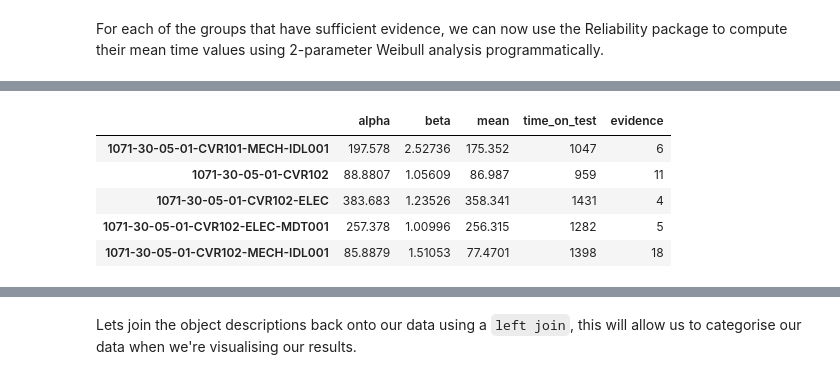
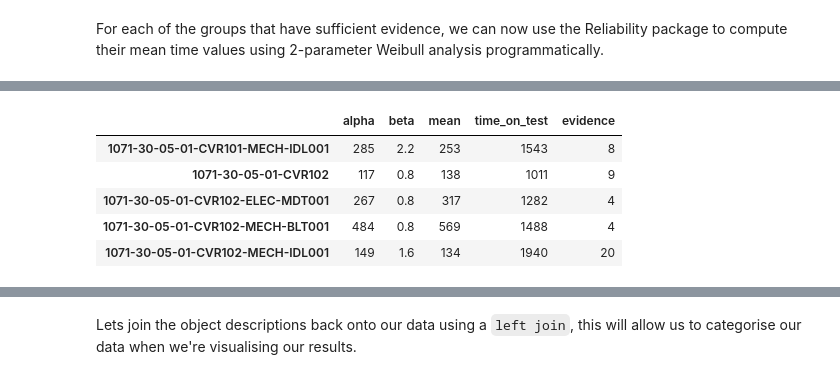
Before and after one commit to woodsnooja/ds-reliability, a Jupyter notebook: notebooks/W3-1 Data-Driven Reliability Metrics.ipynb, the cells around one changed output, grey strips where cells are left out. Drawn from its saved outputs; the diff is of its cells as text; code cells hidden in the pictures.

```diff
--- a/notebooks/W3-1 Data-Driven Reliability Metrics.ipynb
+++ b/notebooks/W3-1 Data-Driven Reliability Metrics.ipynb
@@ -1006,3 +1178,11 @@ For each of the proposed techniques that we will review, they become increasingl
 # %% [markdown]
 **⚡ Concept - Annotation**</br>
 Annotation is the process of labeling data to guide models and teach them to predict the outcome we want. Consider the text `replace air compressor` - we may want a model that can predict the word `replace` is an `activity`, so we would annotate a number of examples texts expressing this information and hopefully be able to teach a model to perform this task automatically.
+# %%
+# Before we commence the following, we'll create a copy of the original data and normalise it with our cleaning function.
+df_large_cleaned = df_large.copy()
+
+# Lets pass the descriptions through our cleaner
+df_large_cleaned["description"] = df_large_cleaned["description"].apply(
+    lambda text: text_cleaner(text=text, norm_dict=word_normalisation_dictionary)
+)
@@ -1420,8 +1607,8 @@ Now that we have an idea of the process of eliciting end-of-life events from uns
 - Primer on end-of-life identification and classification:
 Given a set of MWOs, how do we determine which mention end-of-life events, and of those that do, how do we determine whether they are failures or suspensions?
 # %%
-# Lets make another copy of the original dataframe
-df_eol_clf = df_large.copy()
+# Lets make another copy of the cleaned dataframe
+df_eol_clf = df_large_cleaned.copy()
 # %% [output]
 [interactive output not drawn]
 # %%
@@ -1593,7 +1779,6 @@ work_threshold = 4  # hours
 # %%
 df_eol_filtered = df_eol_filtered[
     (cost_threshold <= df_eol_filtered["total_actual_costs"])
-    | (work_threshold <= df_eol_filtered["total_actual_work"])
 ]
 # %% [output]
 [interactive output not drawn]
@@ -1688,6 +1875,8 @@ Number of groups with sufficient evidence: 163 / 535
 # %% [markdown]
 For each of the groups that have sufficient evidence, we can now use the Reliability package to compute their mean time values using 2-parameter Weibull analysis programmatically.
 # %%
+# Uncomment the print statements to get a better understanding of what is happening.
+
 results_per_group = {}
 for name, fs_data in fs_data_per_group.items():
 
@@ -1713,13 +1902,19 @@ for name, fs_data in fs_data_per_group.items():
             show_probability_plot=False,
             print_results=False,
         )
-        results_per_group[name] = {
-            "alpha": wbfit.alpha,
-            "beta": wbfit.beta,
-            "mean": wbfit.distribution.mean,
-            "time_on_test": fs_data["time"].sum(),
-            "evidence": len(fs_data),
-        }
+
+        mean = wbfit.distribution.mean
+
+        if 365 * 10 < mean:
+            print(f"{name} requires review - very large mean ({mean:0.0f} units)")
+        else:
+            results_per_group[name] = {
+                "alpha": wbfit.alpha,
+                "beta": wbfit.beta,
+                "mean": mean,
+                "time_on_test": fs_data["time"].sum(),
+                "evidence": len(fs_data),
+            }
     else:
         print(f"{name} only has censored events")
         continue
@@ -1731,15 +1939,16 @@ for name, fs_data in fs_data_per_group.items():
 [interactive output not drawn]
 # %%
-# Lets plot our results
+# Lets round our values to make them nicer to work with and view what we've found
 df_results = pd.DataFrame.from_dict(results_per_group).T
+df_results = df_results.round({"alpha": 0, "beta": 1, "mean": 0})
 df_results.head()
 # %% [output]
 |  | alpha | beta | mean | time_on_test | evidence |
-| 1071-30-05-01-CVR101-MECH-IDL001 | 197.578 | 2.52736 | 175.352 | 1047 | 6 |
-| 1071-30-05-01-CVR102 | 88.8807 | 1.05609 | 86.987 | 959 | 11 |
-| 1071-30-05-01-CVR102-ELEC | 383.683 | 1.23526 | 358.341 | 1431 | 4 |
-| 1071-30-05-01-CVR102-ELEC-MDT001 | 257.378 | 1.00996 | 256.315 | 1282 | 5 |
-| 1071-30-05-01-CVR102-MECH-IDL001 | 85.8879 | 1.51053 | 77.4701 | 1398 | 18 |
+| 1071-30-05-01-CVR101-MECH-IDL001 | 285 | 2.2 | 253 | 1543 | 8 |
+| 1071-30-05-01-CVR102 | 117 | 0.8 | 138 | 1011 | 9 |
+| 1071-30-05-01-CVR102-ELEC-MDT001 | 267 | 0.8 | 317 | 1282 | 4 |
+| 1071-30-05-01-CVR102-MECH-BLT001 | 484 | 0.8 | 569 | 1488 | 4 |
+| 1071-30-05-01-CVR102-MECH-IDL001 | 149 | 1.6 | 134 | 1940 | 20 |
 [interactive output not drawn]
 # %% [markdown]
 Lets join the object descriptions back onto our data using a `left join`, this will allow us to categorise our data when we're visualising our results.
```
Also changed, not shown: parts of 117 cells of this notebook.
